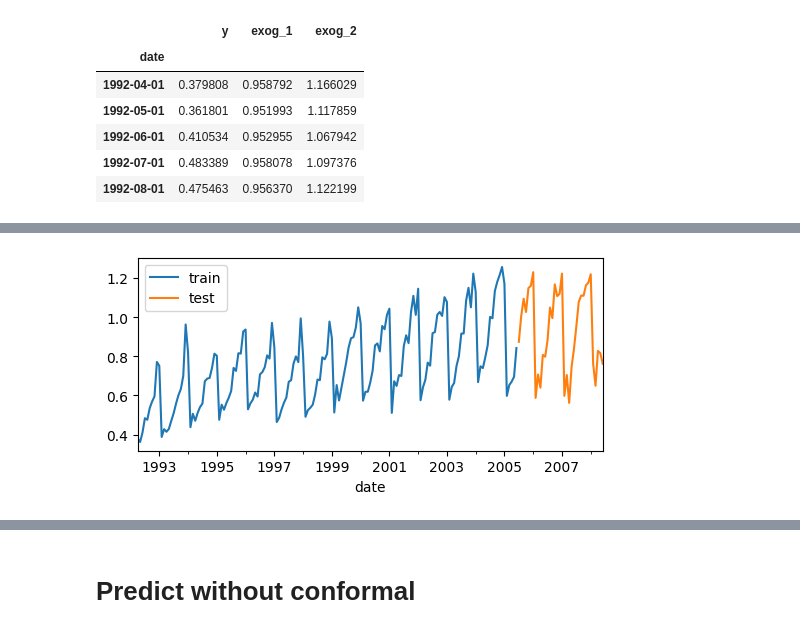
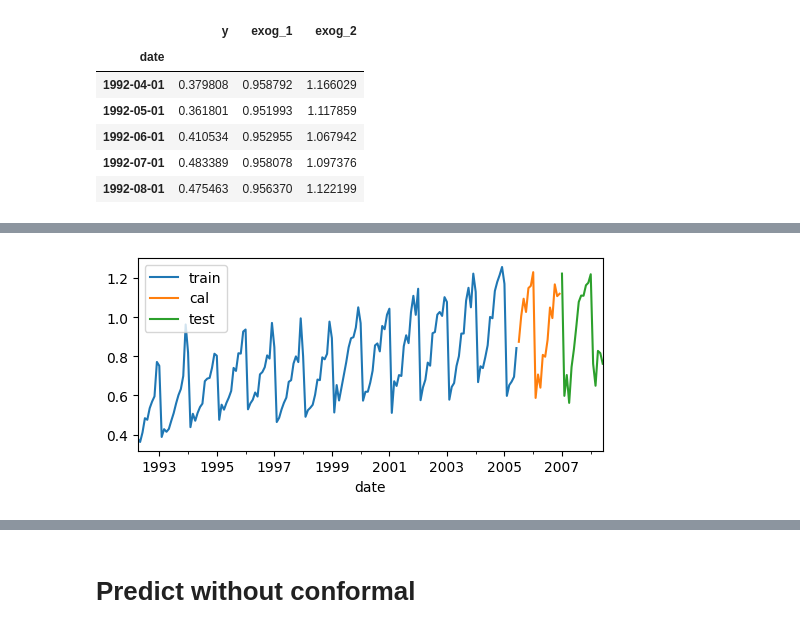
Before and after one commit to dweprinz/skforecast, a Jupyter notebook: conformal.ipynb, the cells around one changed output, grey strips where cells are left out. Saved outputs shown, nothing was run; the diff lists cells and outputs as text; code cells hidden in the pictures.

```diff
--- a/conformal.ipynb
+++ b/conformal.ipynb
@@ -43,13 +43,20 @@ data.head()
 | 1992-08-01 | 0.475463 | 0.956370 | 1.122199 |
 # %%
 # ==============================================================================
-steps = 36
+steps = 18
 data_train = data[:-steps]
+data_train, data_cal = data_train[0:-steps], data_train[-steps:]
 data_test  = data[-steps:]
 print(
     f"Train dates : {data_train.index.min()} --- "
     f"{data_train.index.max()}  (n={len(data_train)})"
 )
+
+print(
+    f"Cal dates   : {data_cal.index.min()} --- "
+    f"{data_cal.index.max()}  (n={len(data_cal)})"
+)
+
 print(
     f"Test dates  : {data_test.index.min()} --- "
     f"{data_test.index.max()}  (n={len(data_test)})"
@@ -57,7 +64,9 @@ print(
 
 fig, ax = plt.subplots(figsize=(6, 2.5))
 data_train['y'].plot(ax=ax, label='train')
+data_cal['y'].plot(ax=ax, label='cal')
 data_test['y'].plot(ax=ax, label='test')
+
 ax.legend();
 # %% [output]
 Train dates : 1992-04-01 00:00:00 --- 2005-06-01 00:00:00  (n=159)
@@ -65 +75 @@ Test dates  : 2005-07-01 00:00:00 --- 2008-06-01 00:00:00  (n=36)
-[figure, old version]
+[figure, new version]
```
Also changed, not shown: parts of 8 cells of this notebook, 2 other files.
